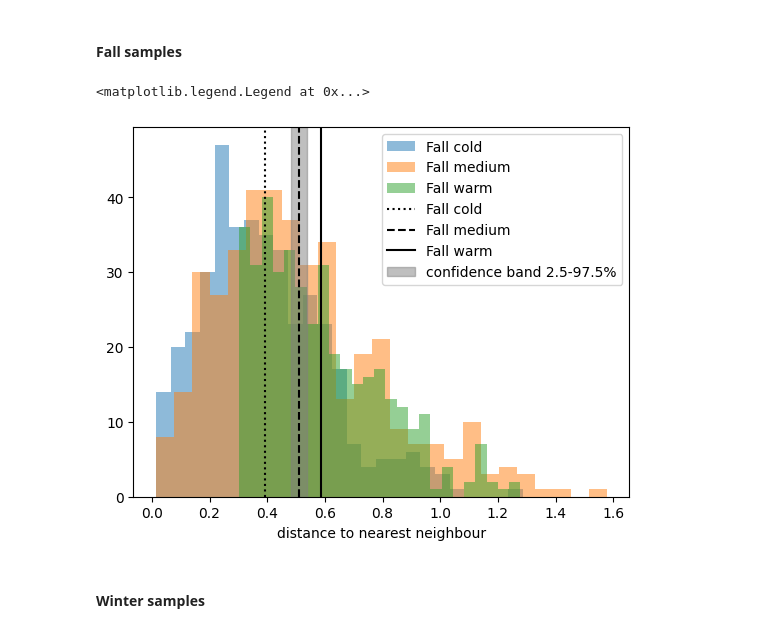
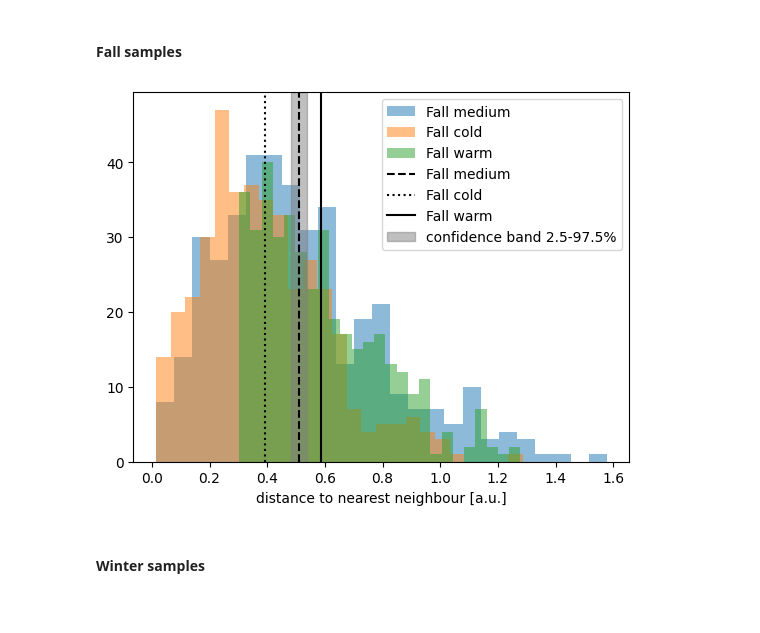
Before and after one commit to tlambert03/bobiac, a Jupyter notebook: content/08_colocalization/object_based_colocalization.ipynb, the cells around one changed output. Saved outputs shown, nothing was run; the diff lists cells and outputs as text; code cells hidden in the pictures.

```diff
--- a/content/08_colocalization/object_based_colocalization.ipynb
+++ b/content/08_colocalization/object_based_colocalization.ipynb
@@ -652,27 +652,26 @@ percentile_high = np.percentile(nn_multiple, bound_upper)
 # %% [markdown]
 #### Fall samples
 # %%
-# This is the same code as before
+plt.hist(nndist_fall_med, label="Fall medium", alpha=0.5, bins=25)
 plt.hist(nndist_fall_cold, label="Fall cold", alpha=0.5, bins=25)
-plt.hist(nndist_fall_med, label="Fall medium", alpha=0.5, bins=25)
 plt.hist(nndist_fall_warm, label="Fall warm", alpha=0.5, bins=25)
-plt.xlabel("distance to nearest neighbour")
+plt.xlabel("distance to nearest neighbour [a.u.]")
+plt.axvline(meannn_fall_med, c="k", linestyle="--", label="Fall medium")
 plt.axvline(meannn_fall_cold, c="k", linestyle=":", label="Fall cold")
-plt.axvline(meannn_fall_med, c="k", linestyle="--", label="Fall medium")
 plt.axvline(meannn_fall_warm, c="k", linestyle="-", label="Fall warm")
 
 # Now we display the confidence bounds
 plt.axvspan(
     percentile_low,
     percentile_high,
     color="gray",
     alpha=0.5,
     label=f"confidence band {bound_low}-{bound_upper}%",
 )
 plt.legend()
+plt.savefig("dist_nearest_neighbor_confidence_interval")
 # %% [output]
-<matplotlib.legend.Legend at 0x...>
-[figure, old version]
+[figure, new version]
 # %% [markdown]
 #### Winter samples
 # %%
```
Also changed, not shown: parts of 10 cells of this notebook, 2 other files.
